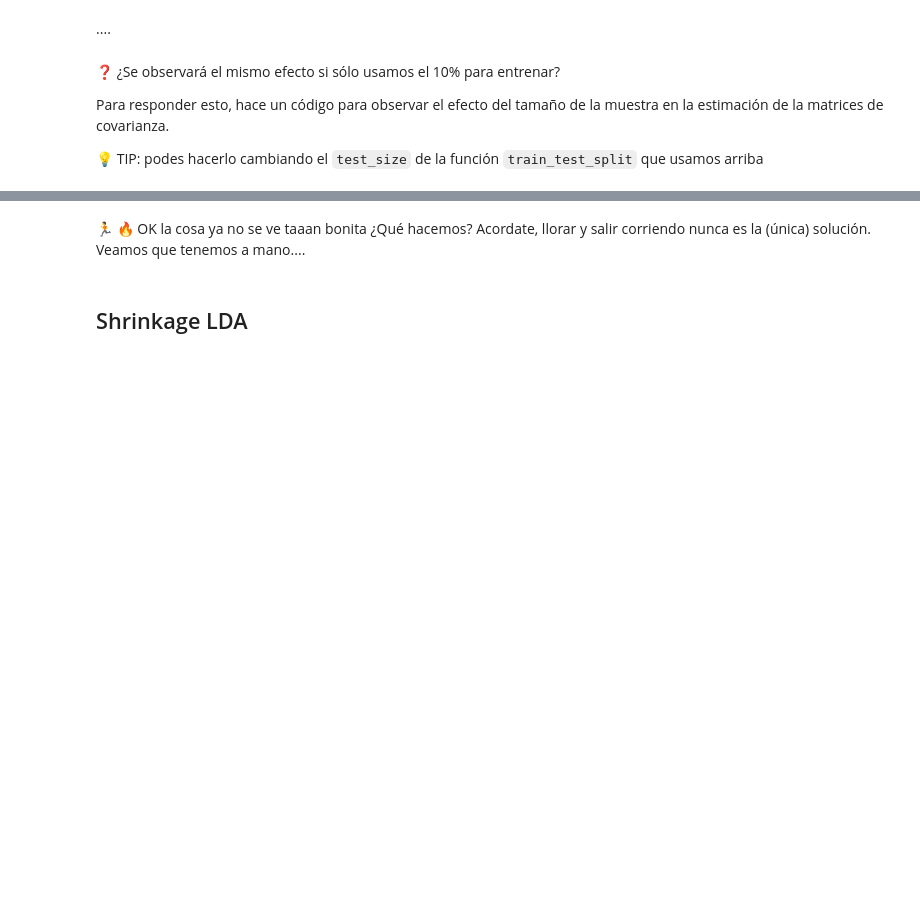
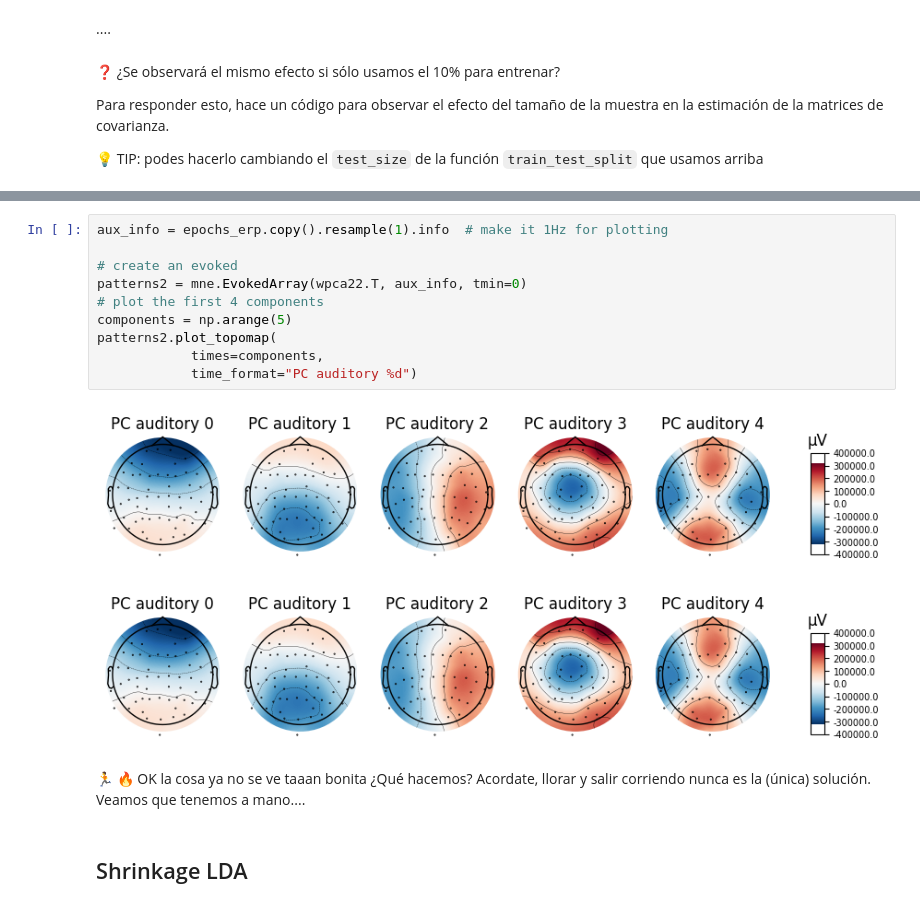
Before and after one commit to FeliGG25/cursoBCI, a Jupyter notebook: Módulo III/Parte II/TPLC_03b_alumnos.ipynb, the cells around one changed output, grey strips where cells are left out. Drawn from its saved outputs; the diff is of its cells as text; blank space fills up the shorter version.

```diff
--- a/Módulo III/Parte II/TPLC_03b_alumnos.ipynb
+++ b/Módulo III/Parte II/TPLC_03b_alumnos.ipynb
@@ -158,3 +254,16 @@ Para responder esto, hace un código para observar el efecto del tamaño de la m
+# %%
+aux_info = epochs_erp.copy().resample(1).info  # make it 1Hz for plotting
+
+# create an evoked
+patterns2 = mne.EvokedArray(wpca22.T, aux_info, tmin=0)
+# plot the first 4 components
+components = np.arange(5)
+patterns2.plot_topomap(
+            times=components,
+            time_format="PC auditory %d")
+# %% [output]
+[figure, added]
+[figure, added]
 # %% [markdown]
 🏃 🔥 OK la cosa ya no se ve taaan bonita ¿Qué hacemos? Acordate, llorar y salir corriendo nunca es la (única) solución. Veamos que tenemos a mano....
 # %% [markdown]
```
Also changed, not shown: parts of 18 cells of this notebook, 2 other files.
